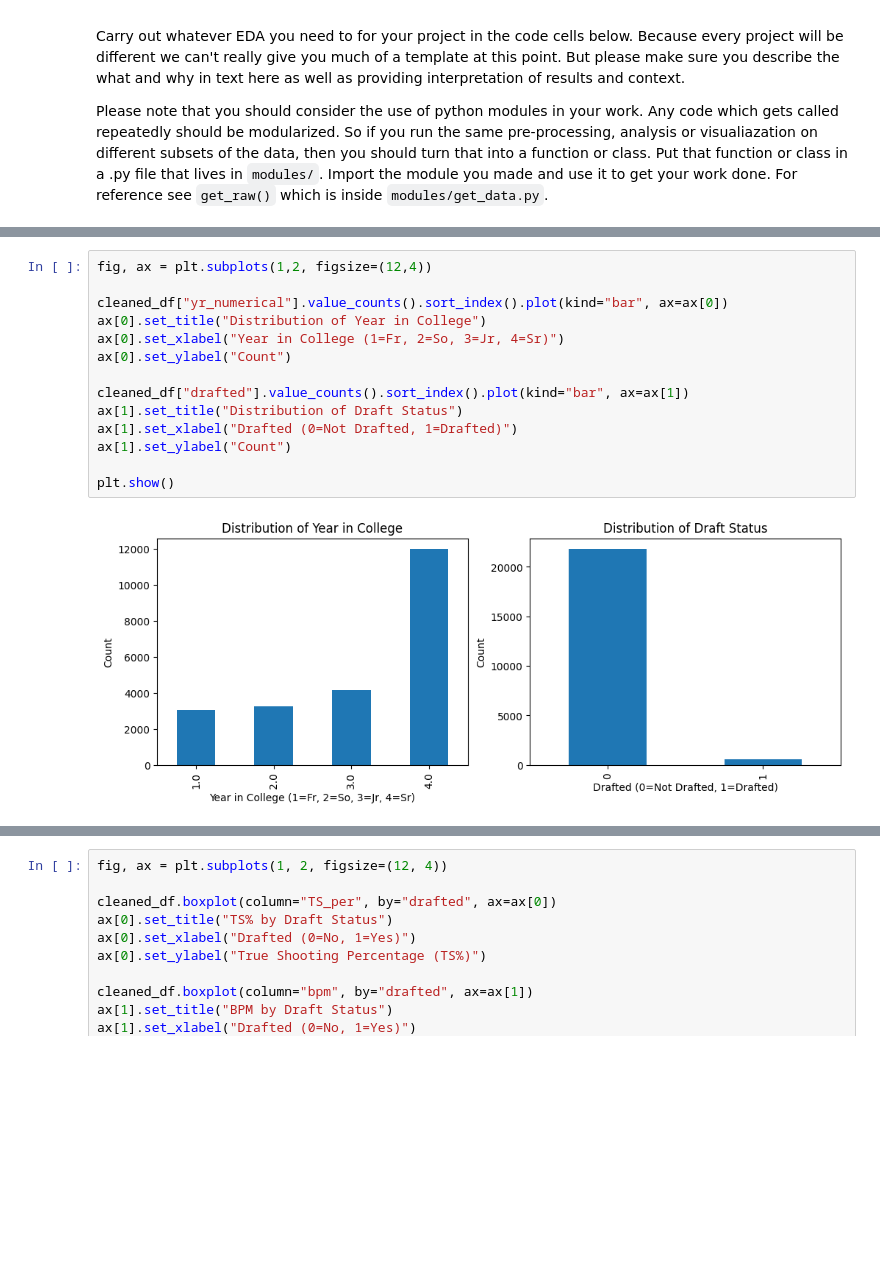
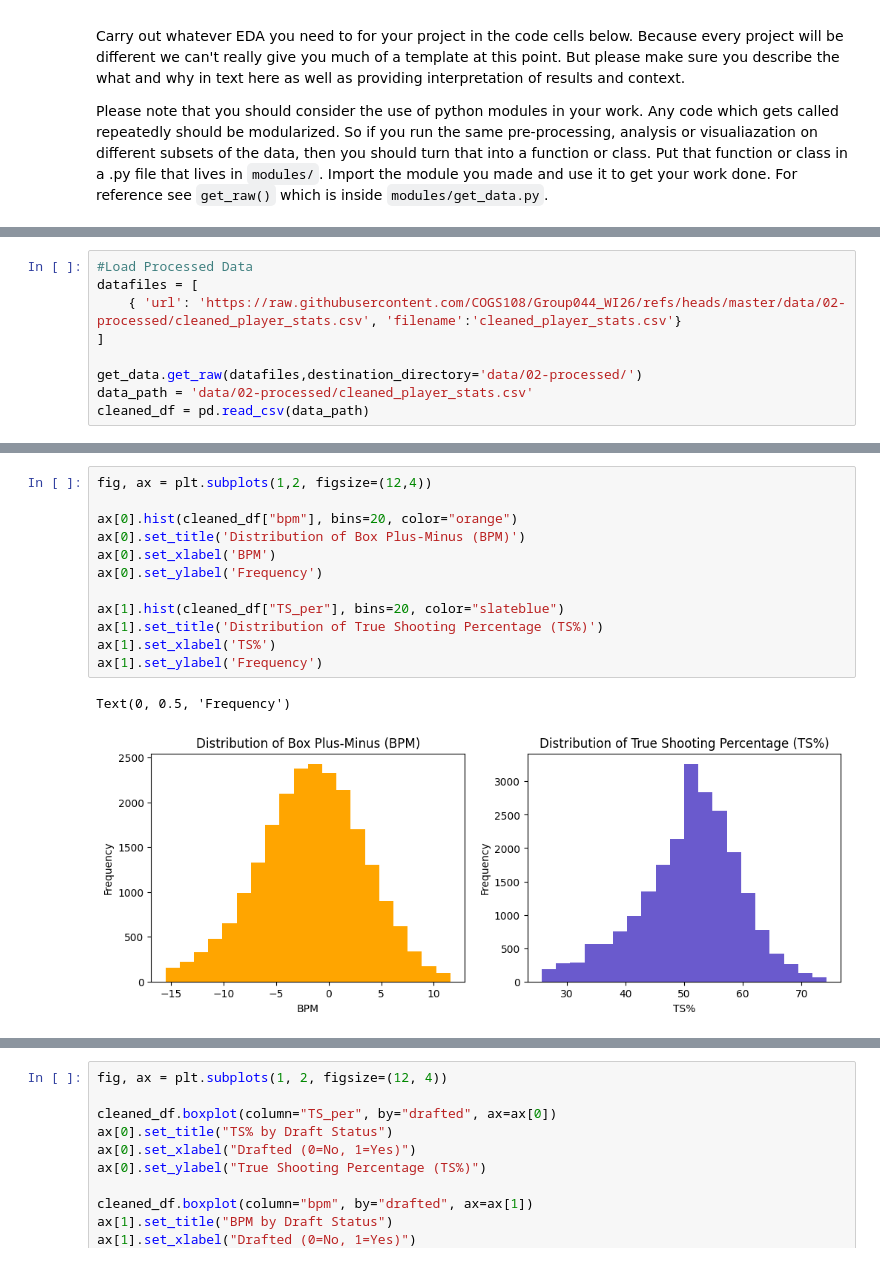
Before and after one commit to COGS108/Group044_WI26, a Jupyter notebook: 02-EDACheckpoint.ipynb, the cells around one changed output, grey strips where cells are left out. Cells and saved outputs as stored; diff of their text form; blank space fills up the shorter version.

```diff
--- a/02-EDACheckpoint.ipynb
+++ b/02-EDACheckpoint.ipynb
@@ -413,2 +403,11 @@ Please note that you should consider the use of python modules in your work.  An
 
 Some more words and stuff.  Remember notebooks work best if you interleave the code that generates a result with properly annotate figures and text that puts these results into context.
+# %%
+#Load Processed Data
+datafiles = [
+    { 'url': 'https://raw.githubusercontent.com/COGS108/Group044_WI26/refs/heads/master/data/02-processed/cleaned_player_stats.csv', 'filename':'cleaned_player_stats.csv'}
+]
+
+get_data.get_raw(datafiles,destination_directory='data/02-processed/')
+data_path = 'data/02-processed/cleaned_player_stats.csv'
+cleaned_df = pd.read_csv(data_path)
@@ -433,16 +444,15 @@ plt.show()
 # %%
 fig, ax = plt.subplots(1,2, figsize=(12,4))
 
-cleaned_df["yr_numerical"].value_counts().sort_index().plot(kind="bar", ax=ax[0])
-ax[0].set_title("Distribution of Year in College")
-ax[0].set_xlabel("Year in College (1=Fr, 2=So, 3=Jr, 4=Sr)")
-ax[0].set_ylabel("Count")
+ax[0].hist(cleaned_df["bpm"], bins=20, color="orange")
+ax[0].set_title('Distribution of Box Plus-Minus (BPM)')
+ax[0].set_xlabel('BPM')
+ax[0].set_ylabel('Frequency')
 
-cleaned_df["drafted"].value_counts().sort_index().plot(kind="bar", ax=ax[1])
-ax[1].set_title("Distribution of Draft Status")
-ax[1].set_xlabel("Drafted (0=Not Drafted, 1=Drafted)")
-ax[1].set_ylabel("Count")
-
-plt.show()
+ax[1].hist(cleaned_df["TS_per"], bins=20, color="slateblue")
+ax[1].set_title('Distribution of True Shooting Percentage (TS%)')
+ax[1].set_xlabel('TS%')
+ax[1].set_ylabel('Frequency')
 # %% [output]
+Text(0, 0.5, 'Frequency')
-[figure, old version]
+[figure, new version]
```
Also changed, not shown: parts of 11 cells of this notebook.
